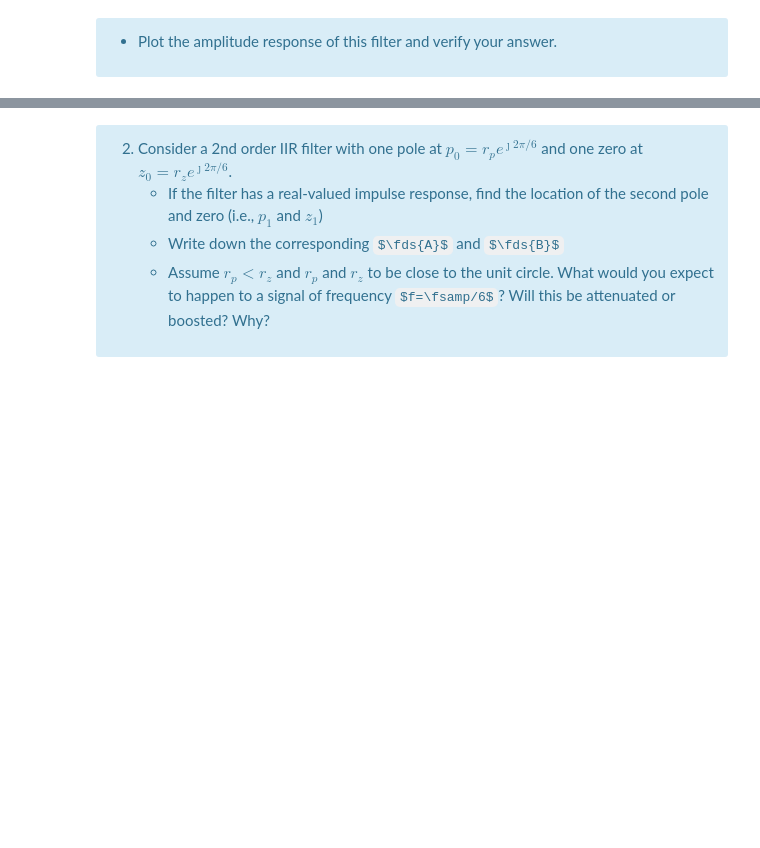
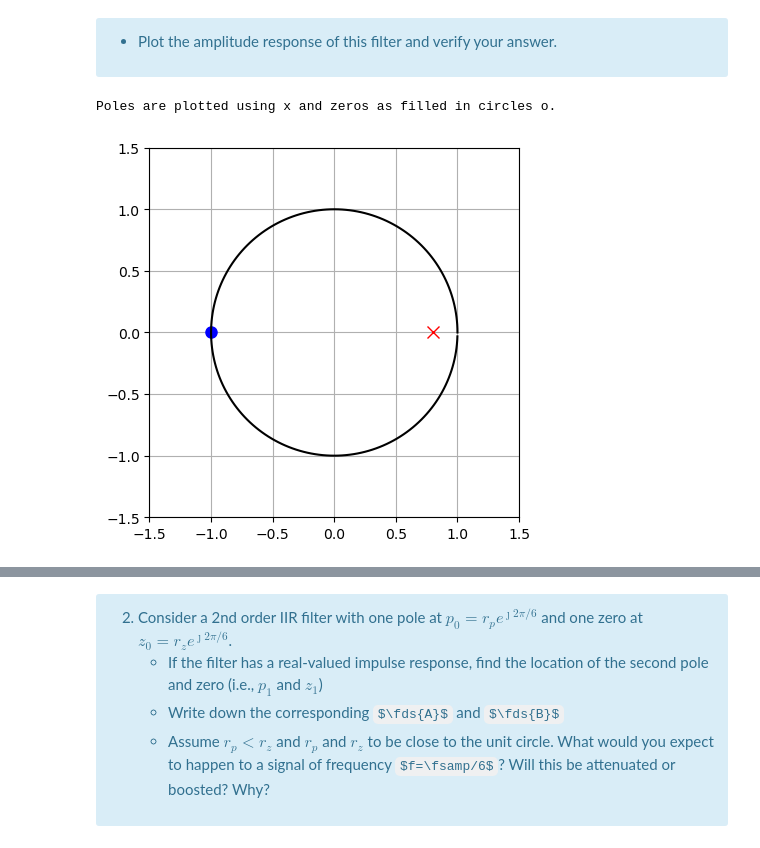
Before and after one commit to mrcocolinho/MSPS-Assignments, a Jupyter notebook: Notebooks/Assignment 3/ex03.ipynb, the cells around one changed output, grey strips where cells are left out. Cells and saved outputs as stored; diff of their text form; code cells hidden in the pictures; some formulas as TeX source; blank space fills up the shorter version.

```diff
--- a/Notebooks/Assignment 3/ex03.ipynb
+++ b/Notebooks/Assignment 3/ex03.ipynb
@@ -326,0 +331,11 @@ Your answer/observations/conclusions here.
+# %%
+# Write your code for the pole-zero representation here
+Az = [1, -0.8]
+Bz = [1, 1]
+
+
+# Make the pole-zero plot.
+PoleZeroPlot(Bz,Az)
+# %% [output]
+Poles are plotted using x and zeros as filled in circles o.
+[figure, added]
```
Also changed, not shown: parts of 17 cells of this notebook.
